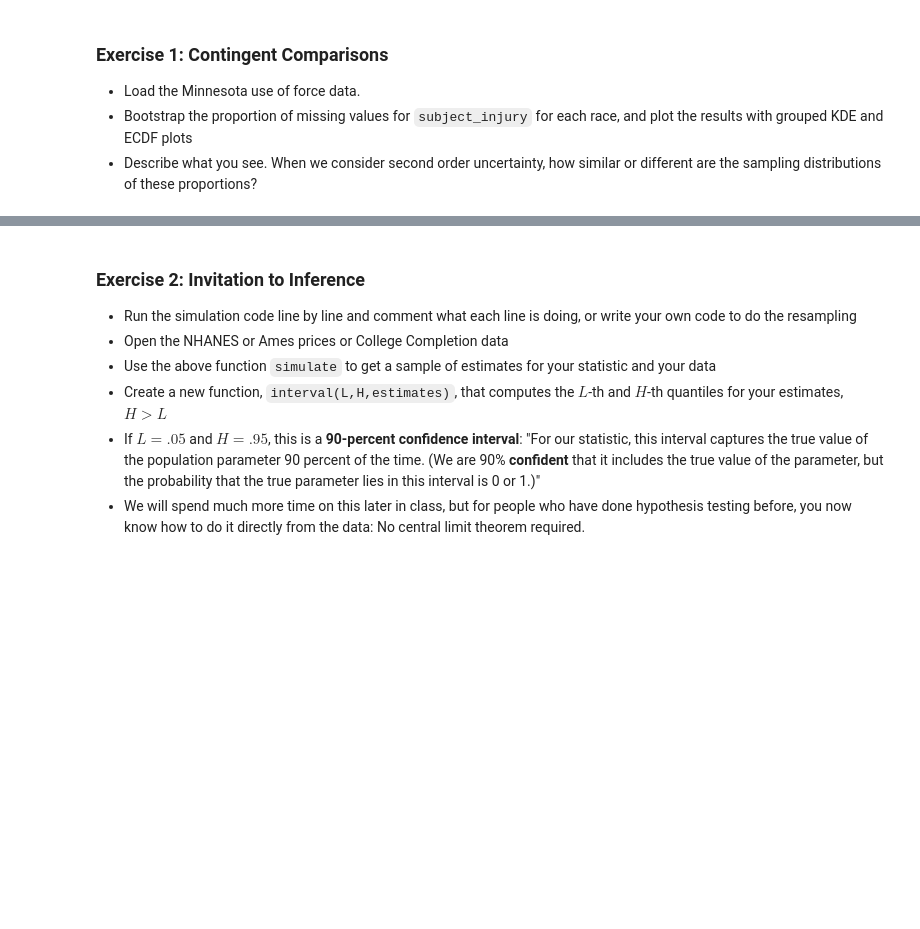
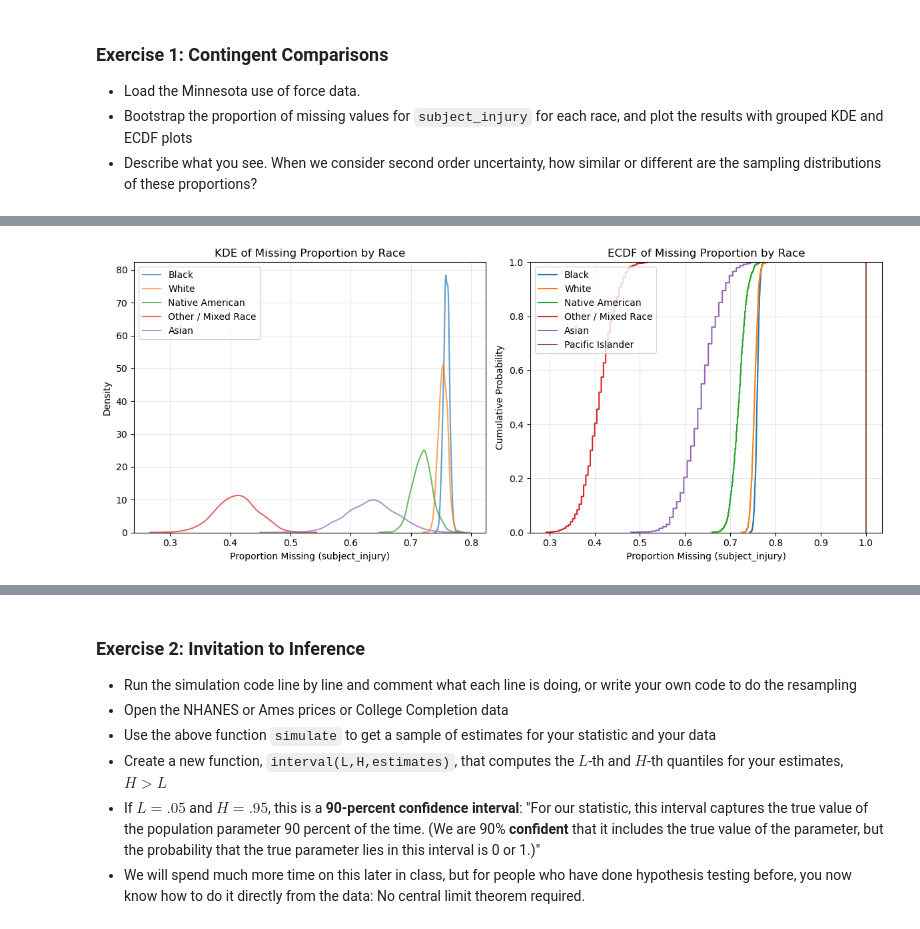
Before and after one commit to shawn01-kubo/github_branching, a Jupyter notebook: assignment_4.ipynb, the cells around one changed output, grey strips where cells are left out. Saved outputs shown, nothing was run; the diff lists cells and outputs as text; code cells hidden in the pictures; blank space fills up the shorter version.

```diff
--- a/assignment_4.ipynb
+++ b/assignment_4.ipynb
@@ -119,0 +62,100 @@ Name: count, dtype: int64
+# %%
+def stat(x):
+    """Calculate proportion of missing values"""
+    return x.isna().mean()
+
+# Use the simulate function from the PDF (adjusted for categorical data)
+def simulate(var, df, fcn, S=1000, plot=True):
+    ''' Bootstrap simulation code - matching PDF style '''
+    x = df[var]
+    estimates = []
+    for s in range(S):
+        # Draw a new sample, with replacement:
+        x_s = x.sample(frac=1.0, replace=True)
+        # Compute statistic:
+        stat_s = fcn(x_s)
+        # Append estimate:
+        estimates.append(stat_s)
+
+    estimates = np.array(estimates)
+
+
+
+    return estimates
+
+# Get unique race groups
+race_groups = df['race'].unique()
+
+# Create combined plots for all races (matching PDF's grouped style)
+fig, axes = plt.subplots(1, 2, figsize=(12, 5))
+
+# Bootstrap for each race and store results
+all_estimates = {}
+for race in race_groups:
+    race_data = df[df['race'] == race]
+    if len(race_data) > 0:
+        # Use simulate without individual plots for now
+        estimates = simulate('subject_injury', race_data, stat, S=1000, plot=False)
+        all_estimates[race] = estimates
+
+        # Add to combined KDE plot
+        sns.kdeplot(estimates, ax=axes[0], label=race, alpha=0.7)
+
+        # Add to combined ECDF plot
+        sns.ecdfplot(estimates, ax=axes[1], label=race)
+
+# Style the combined plots to match PDF
+axes[0].set_title('KDE of Missing Proportion by Race')
+axes[0].set_xlabel('Proportion Missing (subject_injury)')
+axes[0].set_ylabel('Density')
+axes[0].legend()
+axes[0].grid(True, alpha=0.3)
+
+axes[1].set_title('ECDF of Missing Proportion by Race')
+axes[1].set_xlabel('Proportion Missing (subject_injury)')
+axes[1].set_ylabel('Cumulative Probability')
+axes[1].legend()
+axes[1].grid(True, alpha=0.3)
+
+plt.tight_layout()
+plt.show()
+
+# Print results in PDF style
+print("\n" + "="*50)
+print("BOOTSTRAP RESULTS BY RACE")
+print("="*50)
+
+for race, estimates in all_estimates.items():
+    original_stat = stat(df[df['race'] == race]['subject_injury'])
+    print(f"\n{race}:")
+    print(f"  Original proportion missing: {original_stat:.4f}")
+    print(f"  Bootstrap mean: {estimates.mean():.4f}")
+    print(f"  Bootstrap variance: {np.var(estimates):.6f}")
+    print(f"  90% CI: ({np.quantile(estimates, 0.05):.4f}, {np.quantile(estimates, 0.95):.4f})")
+
+
+# Compare the sampling distributions
+races = list(all_estimates.keys())
+print(f"\nComparing sampling distributions across {len(races)} race groups:")
+
+for i in range(len(races)):
+    for j in range(i + 1, len(races)):
+        race1, race2 = races[i], races[j]
+        est1, est2 = all_estimates[race1], all_estimates[race2]
+
+        # Calculate overlap of 90% confidence intervals
+        ci1 = np.quantile(est1, [0.05, 0.95])
+        ci2 = np.quantile(est2, [0.05, 0.95])
+
+        # Check if CIs overlap
+        if ci1[1] < ci2[0] or ci2[1] < ci1[0]:
+            overlap = "NO OVERLAP - distributions appear distinct"
+        else:
+            overlap = "OVERLAP - distributions are similar"
+
+        print(f"\n{race1} vs {race2}:")
+        print(f"  {race1} 90% CI: ({ci1[0]:.3f}, {ci1[1]:.3f})")
+        print(f"  {race2} 90% CI: ({ci2[0]:.3f}, {ci2[1]:.3f})")
+        print(f"  Result: {overlap}")
+# %% [output]
+[figure, added]
```
Also changed, not shown: parts of 6 cells of this notebook.
